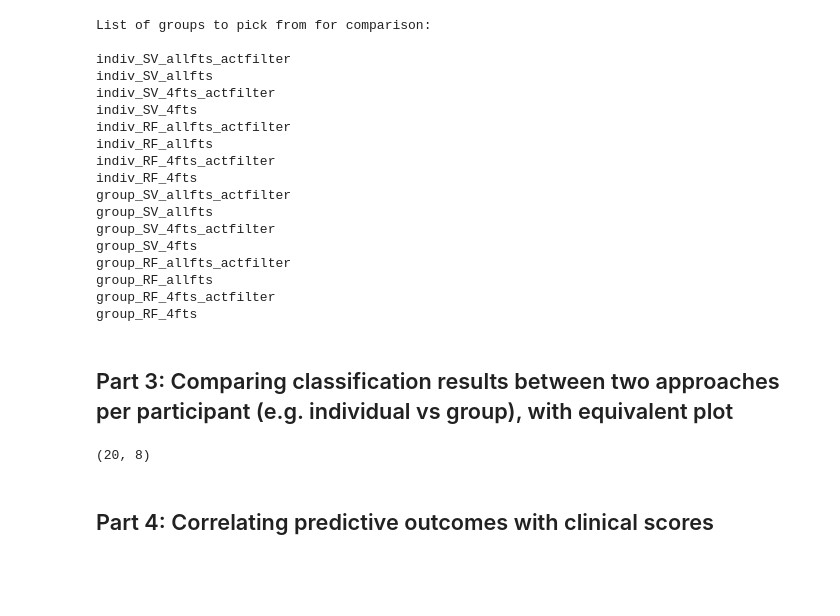
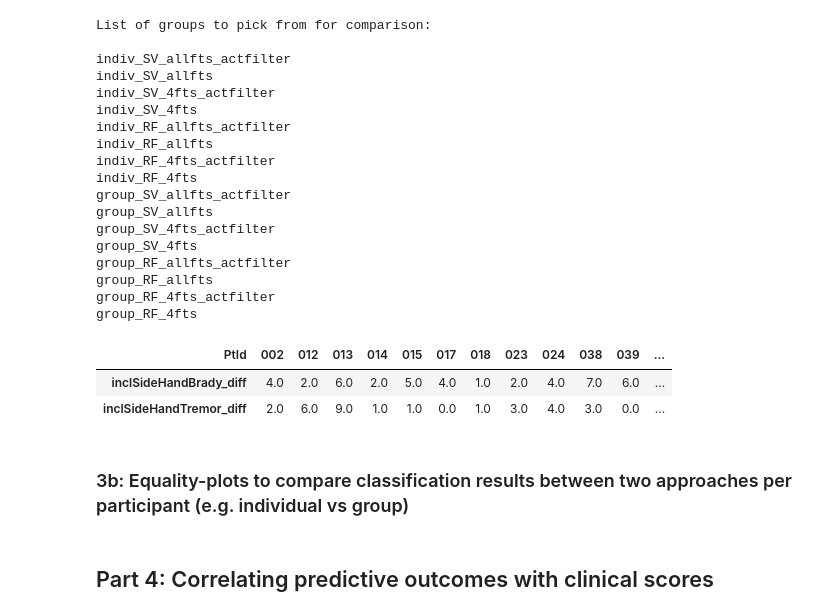
Before and after one commit to jgvhabets/brady_reallife, a Jupyter notebook: code/brady_2020_descriptives_class-results_figures.ipynb, the cells around one changed output. Cells and saved outputs as stored; diff of their text form; code cells hidden in the pictures; blank space fills up the shorter version.

Commit message:
updated function for figures, small add in permutations to save per individual df

```diff
--- a/code/brady_2020_descriptives_class-results_figures.ipynb
+++ b/code/brady_2020_descriptives_class-results_figures.ipynb
@@ -166,11 +166,10 @@ def loadUPDRSscores():
         else:
             affectedSides.append('Right')
     updrsScores.insert(loc=0, value=affectedSides, column='Side')
-
     # create uniform columns for bradykinesia and tremor on included side for analysis
     for symp in ['Tremor','Brady']:
         for var in ['_off','_diff','_%diff']:
-            updrsScores['inclSideHand%s%s' % (symp,var)] = [99]*updrsScores.shape[0]
+            updrsScores['inclSideHand%s%s' % (symp,var)] = [float(99)]*updrsScores.shape[0]
     # fill in with values from correct sides
     for symp in ['Tremor','Brady']:
         for var in ['_off','_diff','_%diff']:
@@ -695,10 +728,8 @@ group_RF_4fts
+# %%
+updrsScores[['inclSideHandBrady_diff','inclSideHandTremor_diff']].T
+# %% [output]
+| PtId | 002 | 012 | 013 | 014 | 015 | 017 | 018 | 023 | 024 | 038 | 039 | ... |
+| inclSideHandBrady_diff | 4.0 | 2.0 | 6.0 | 2.0 | 5.0 | 4.0 | 1.0 | 2.0 | 4.0 | 7.0 | 6.0 | ... |
+| inclSideHandTremor_diff | 2.0 | 6.0 | 9.0 | 1.0 | 1.0 | 0.0 | 1.0 | 3.0 | 4.0 | 3.0 | 0.0 | ... |
 # %% [markdown]
-## Part 3: Comparing classification results between two approaches per participant (e.g. individual vs group), with equivalent plot
+### 3b: Equality-plots to compare classification results between two approaches per participant (e.g. individual vs group)
-# %%
-cols = ['%s_%s'%(mod,metr) for mod in ['1','2'] for metr in ['AUROC','Accuracy']]
-cols = cols+ [col+'_sgn' for col in cols]
-eq_plot_dat = pd.DataFrame(index=updrsScores.index, columns=cols)
-# for model in ['indiv_SV_4fts_actfilter','group_SV_4fts_actfilter']:
-#     dictout[model]
-# %% [output]
-(20, 8)
```
Also changed, not shown: parts of 29 cells of this notebook, 1 other file.
